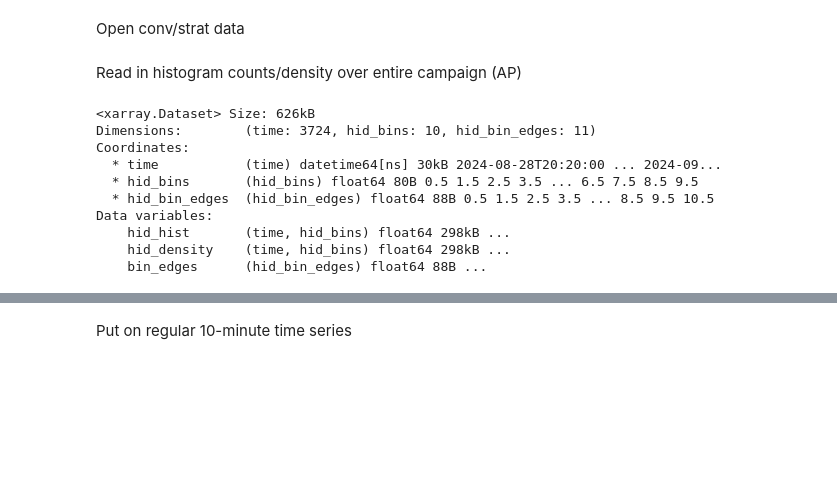
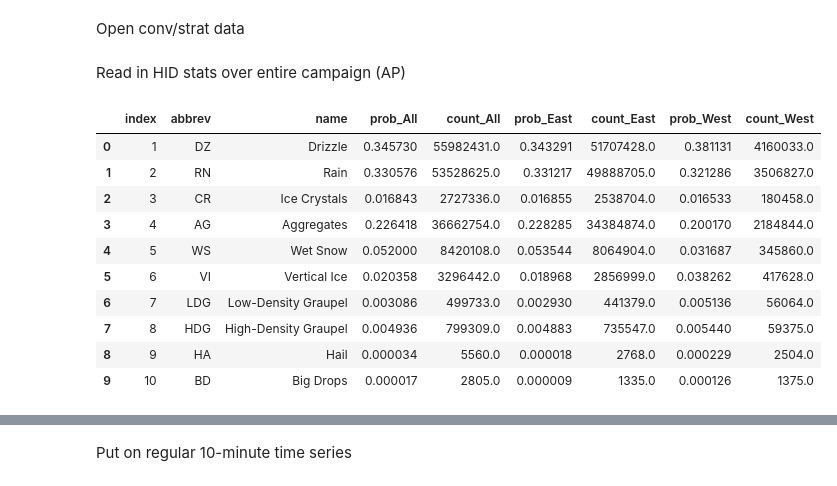
Before and after one commit to allison-wing/PICCOLO_overview_paper, a Jupyter notebook: plot_HID_stats.ipynb, the cells around one changed output, grey strips where cells are left out. Drawn from its saved outputs; the diff is of its cells as text; code cells hidden in the pictures; blank space fills up the shorter version.

```diff
--- a/plot_HID_stats.ipynb
+++ b/plot_HID_stats.ipynb
@@ -94,18 +94,21 @@ Open conv/strat data
 # %%
 convstrat = xr.open_dataset('/huracan/tank4/cornell/ORCESTRA/sea-pol/qc_data/level4v1.2/PICCOLO_Sea-Pol_level4_convstrat_3D_10dbz.nc')
 # %% [markdown]
-Read in histogram counts/density over entire campaign (AP)
+Read in HID stats over entire campaign (AP)
 # %%
-vol_HID_all = xr.open_dataset('./processed_data/SEA-POLv1.2_vol_HID_hist_density.nc')
+# histogram counts/probability accumulated over the entire campaign
+#vol_HID_all = xr.open_dataset('./processed_data/SEA-POLv1.2_vol_HID_hist_density.nc')
+vol_HID_all = pd.read_csv('./processed_data/hid_total_probability_v2_gridded.csv')
 vol_HID_all
 # %% [output]
-<xarray.Dataset> Size: 626kB
-Dimensions:        (time: 3724, hid_bins: 10, hid_bin_edges: 11)
-Coordinates:
-  * time           (time) datetime64[ns] 30kB 2024-08-28T20:20:00 ... 2024-09...
-  * hid_bins       (hid_bins) float64 80B 0.5 1.5 2.5 3.5 ... 6.5 7.5 8.5 9.5
-  * hid_bin_edges  (hid_bin_edges) float64 88B 0.5 1.5 2.5 3.5 ... 8.5 9.5 10.5
-Data variables:
-    hid_hist       (time, hid_bins) float64 298kB ...
-    hid_density    (time, hid_bins) float64 298kB ...
-    bin_edges      (hid_bin_edges) float64 88B ...
+|  | index | abbrev | name | prob_All | count_All | prob_East | count_East | prob_West | count_West |
+| 0 | 1 | DZ | Drizzle | 0.345730 | 55982431.0 | 0.343291 | 51707428.0 | 0.381131 | 4160033.0 |
+| 1 | 2 | RN | Rain | 0.330576 | 53528625.0 | 0.331217 | 49888705.0 | 0.321286 | 3506827.0 |
+| 2 | 3 | CR | Ice Crystals | 0.016843 | 2727336.0 | 0.016855 | 2538704.0 | 0.016533 | 180458.0 |
+| 3 | 4 | AG | Aggregates | 0.226418 | 36662754.0 | 0.228285 | 34384874.0 | 0.200170 | 2184844.0 |
+| 4 | 5 | WS | Wet Snow | 0.052000 | 8420108.0 | 0.053544 | 8064904.0 | 0.031687 | 345860.0 |
+| 5 | 6 | VI | Vertical Ice | 0.020358 | 3296442.0 | 0.018968 | 2856999.0 | 0.038262 | 417628.0 |
+| 6 | 7 | LDG | Low-Density Graupel | 0.003086 | 499733.0 | 0.002930 | 441379.0 | 0.005136 | 56064.0 |
+| 7 | 8 | HDG | High-Density Graupel | 0.004936 | 799309.0 | 0.004883 | 735547.0 | 0.005440 | 59375.0 |
+| 8 | 9 | HA | Hail | 0.000034 | 5560.0 | 0.000018 | 2768.0 | 0.000229 | 2504.0 |
+| 9 | 10 | BD | Big Drops | 0.000017 | 2805.0 | 0.000009 | 1335.0 | 0.000126 | 1375.0 |
```
Also changed, not shown: parts of 10 cells of this notebook, 9 other files.
